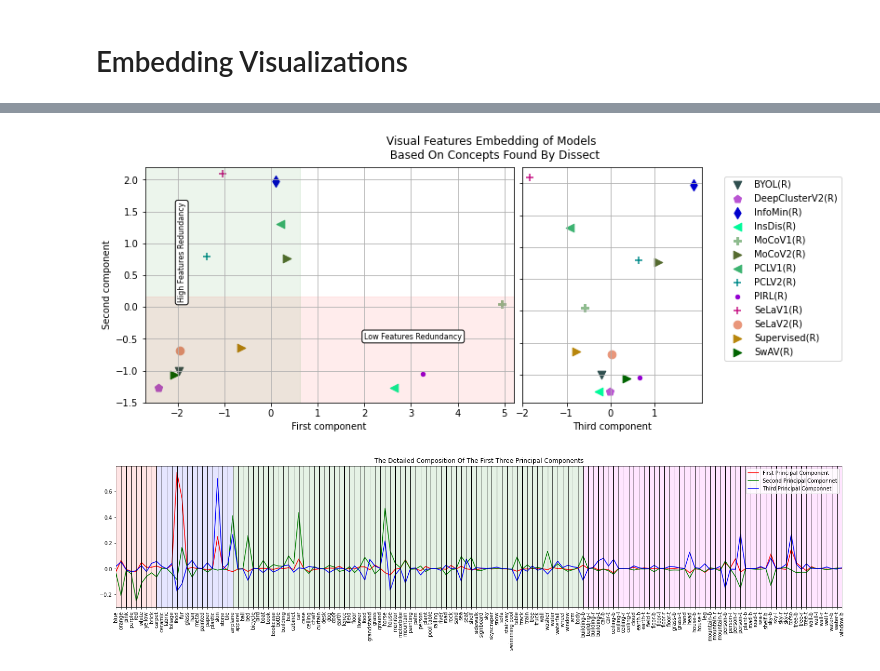
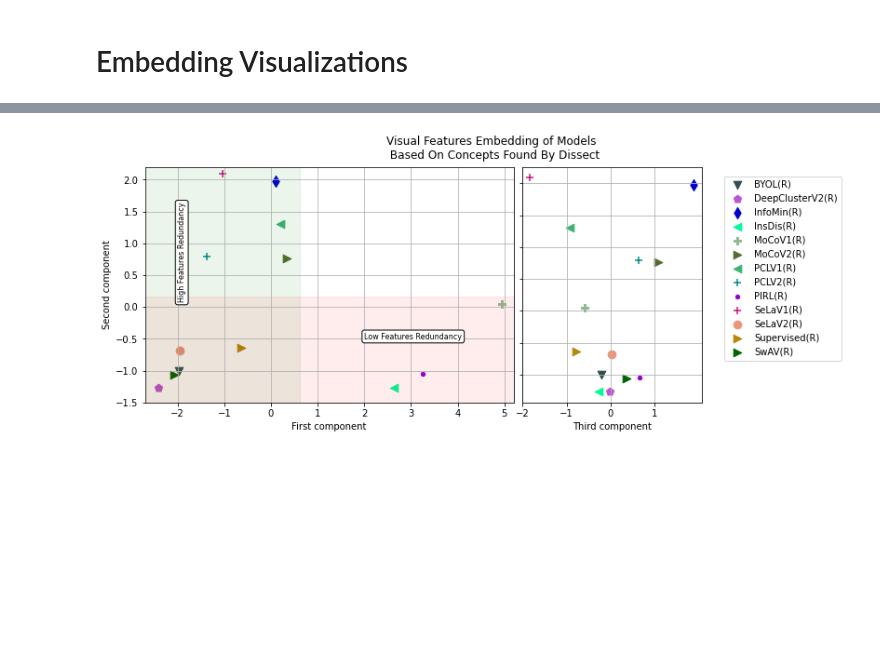
Before and after one commit to AhmadM-DL/Intermodel-Interpretation, a Jupyter notebook: Notebooks/dissect.ipynb, the cells around one changed output, grey strips where cells are left out. Saved outputs shown, nothing was run; the diff lists cells and outputs as text; code cells hidden in the pictures; blank space fills up the shorter version.

```diff
--- a/Notebooks/dissect.ipynb
+++ b/Notebooks/dissect.ipynb
@@ -138,2 +39,5 @@ components["model"] = [l for l in f_s_data.index ]
+# %%
+# Apply PCA to embed the models into a low dimensional space based on found concepts in eahc model
+components, pca = compute_embedding(dissect_profiles)
 # %%
 # Plot Learned Concepts Embedding (LCE)
@@ -146,71 +49,0 @@ fig.show()
-# %%
-# Plot Learned Concepts Embedding (LCE)
-
-# Imports
-from matplotlib.gridspec import GridSpec
-
-# Pre-define some plotting paramaeters
-
-plt.rcParams["axes.grid"] = True
-markers = ['v', 'p', 'd', '<', 'P', '>', '<', '+', '.', '+', 'o', '>', '>', 'p', '>', 'v', '^', 'v', '*', 'D']
-colors = ['darkslategrey', 'mediumorchid', 'mediumblue', 'mediumspringgreen',
-       'darkseagreen', 'darkolivegreen', 'mediumseagreen', 'darkcyan',
-       'darkviolet', 'mediumvioletred', 'darksalmon', 'darkgoldenrod',
-       'darkgreen', 'darkgrey', 'mediumaquamarine', 'darkblue',
-       'darkslateblue', 'darkorange', 'darkgray', 'darkorchid']
-
-fig = plt.figure(figsize=(9, 4))
-gs = GridSpec(1,3, fig)
-
-# Plot first and second componenets scatter plot
-ax1 = fig.add_subplot(gs[0,:2])
-ax1.set_ylabel("Second component")
-ax1.set_xlabel("First component")
-for x, y, l, marker, color in zip(pca1, pca2, [l for l in f_s_data.index ], markers, colors):
-  ax1.scatter(x, y, label=l, marker=marker, color=color, s=75)
-ax1.axvspan(-3, 6,  alpha=0.075, color="red", ymin=-1, ymax=0.45)
-ax1.axhspan(-2, 3,  alpha=0.075, color="green", xmin=-1, xmax=0.42)
-ax1.annotate( "Low Features Redundancy", (1, -0.6), xytext=(2, -0.5), bbox={"boxstyle":"round", "fc":"1"}, size=8,)
-ax1.annotate( "High Features Redundancy",  (1, -0.6), xytext=(-2, 0.1), bbox={"boxstyle":"round", "fc":"1"}, size=8, rotation=90)
-ax1.set_xlim((-2.7, 5.2))
-ax1.set_ylim((-1.5, 2.2))
-
-# Plot third component scatter plot
-ax2 =  fig.add_subplot(gs[0,2])
-ax2.set_xlabel("Third component")
-for x, y, l, marker, color in zip(pca3, pca2, [l for l in f_s_data.index], markers, colors):
-  ax2.scatter(x, y, label=l, marker=marker, color=color, s=75)
-ax2.set_yticklabels([])
-ax2.set_xticks(range(-2, 2, 1))
-
-fig.tight_layout(pad=0.2)
-plt.legend(loc="upper right", bbox_to_anchor=(1.8, 0.98))
-plt.suptitle("Visual Features Embedding of Models \n Based On Concepts Found By Dissect", position=(0.65,1.11))
-plt.show()
-# %% [output]
-[figure, removed]
-# %%
-# Plot Learned Concepts Embedding (LCE) PCA Components
-
-# Imports
-from pandas.plotting import parallel_coordinates
-
-# Componenets Coefficients as Dataframe
-comps = pd.DataFrame([pca.components_[0], pca.components_[1], pca.components_[2]],
-                     columns= [c.replace("o_","").replace("c_","").replace("m_","").replace("p_","") for c in f_s_data.columns])
-comps["class"] = ["First Principal Component", "Second Principal Componnet", "Third Principal Componnet"]
-
-# Make the plot
-plt.figure(figsize=(25,5))
-parallel_coordinates(comps, class_column="class", color=["red", "green", "blue"])
-plt.xticks(rotation=90)
-# Add shades
-plt.axvspan(0, 8, alpha=0.1, color="red")
-plt.axvspan(8, 23,  alpha=0.1, color="blue" )
-plt.axvspan(23, 92, alpha=0.1, color="green")
-plt.axvspan(92, 144, alpha=0.1, color="magenta")
-
-plt.title("The Detailed Composition Of The First Three Principal Components")
-plt.show()
-# %% [output]
-[figure, removed]
@@ -243,0 +50,5 @@ plt.show()
+# %%
+# Plot Learned Concepts Embedding (LCE)
+plot_embedding(dissect_profiles, components)
+# %% [output]
+[figure, added]
```
Also changed, not shown: parts of 15 cells of this notebook, 2 other files.
